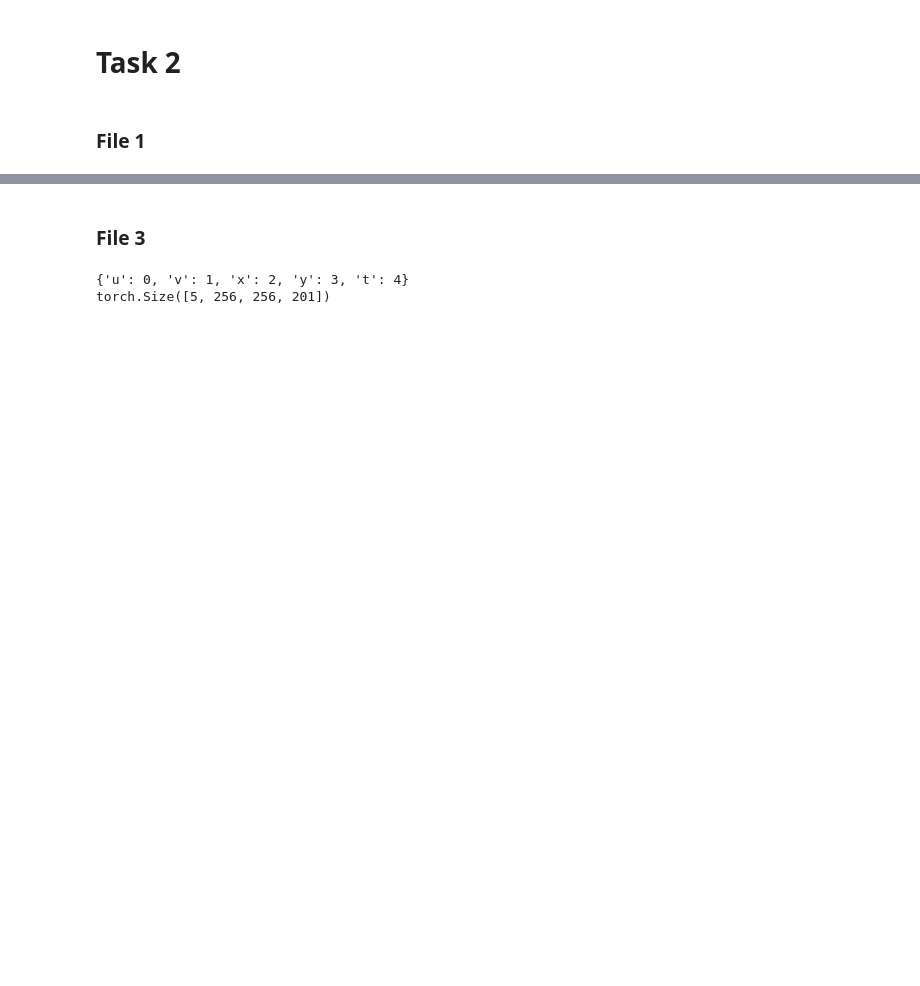
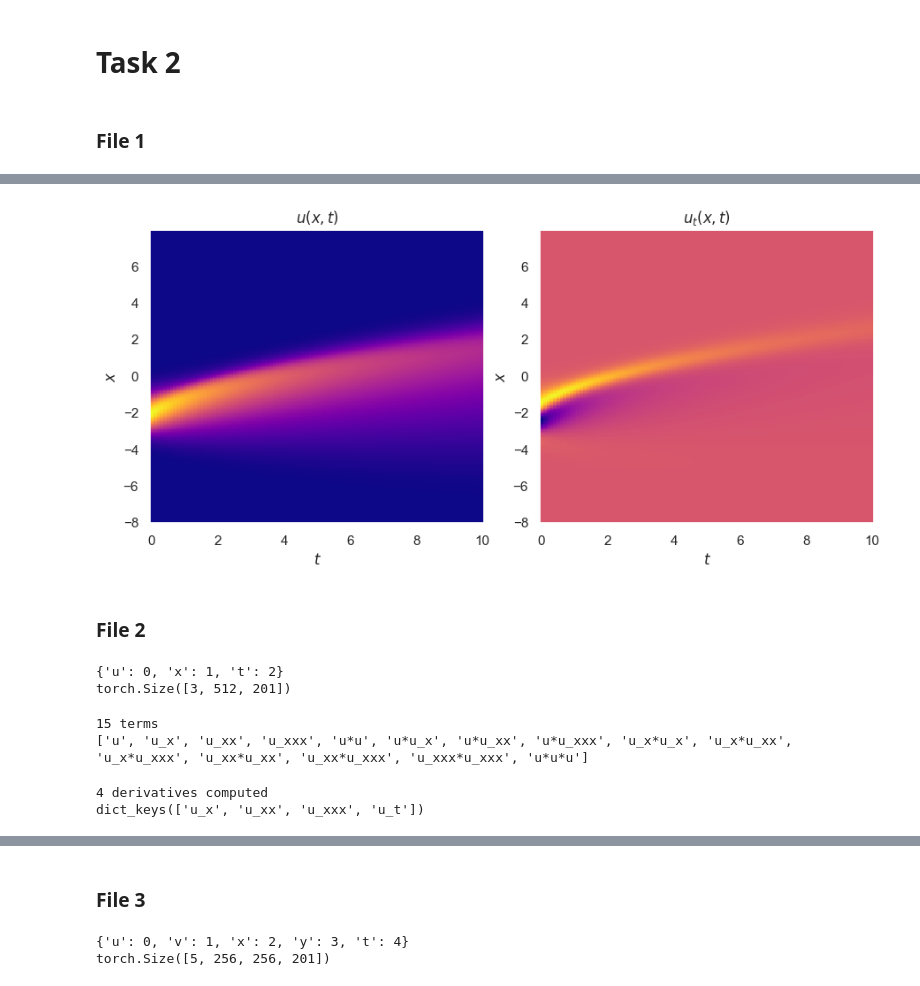
Before and after one commit to carlalozu/AICSE, a Jupyter notebook: project03/Task2/Task2.ipynb, the cells around one changed output, grey strips where cells are left out. Drawn from its saved outputs; the diff is of its cells as text; code cells hidden in the pictures; blank space fills up the shorter version.

```diff
--- a/project03/Task2/Task2.ipynb
+++ b/project03/Task2/Task2.ipynb
@@ -151,0 +80,25 @@ used
+# %%
+fig = dif1.plot(derivatives['u_t'].squeeze(), 'u_t')
+# %% [output]
+[figure, added]
+# %% [markdown]
+### File 2
+# %%
+dif2 = PDE_FIND('2')
+# %% [output]
+{'u': 0, 'x': 1, 't': 2}
+torch.Size([3, 512, 201])
+# %%
+classify = {
+    'dep': ['u'],
+    'indep': ['x', 't'],
+}
+dif2.create_list_of_possible_terms(classify)
+# %% [output]
+15 terms
+['u', 'u_x', 'u_xx', 'u_xxx', 'u*u', 'u*u_x', 'u*u_xx', 'u*u_xxx', 'u_x*u_x', 'u_x*u_xx', 'u_x*u_xxx', 'u_xx*u_xx', 'u_xx*u_xxx', 'u_xxx*u_xxx', 'u*u*u']
+# %%
+derivatives = dif2.get_derivatives(classify, periodic=True)
+# %% [output]
+4 derivatives computed
+dict_keys(['u_x', 'u_xx', 'u_xxx', 'u_t'])
```
Also changed, not shown: parts of 55 cells of this notebook.
